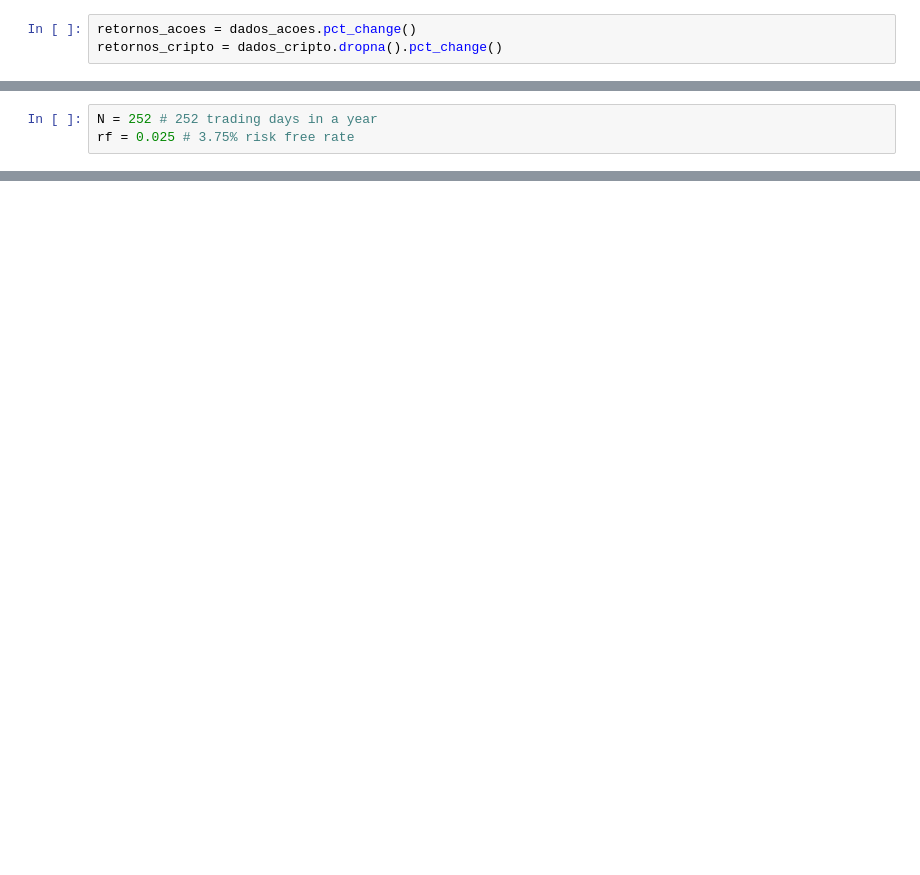
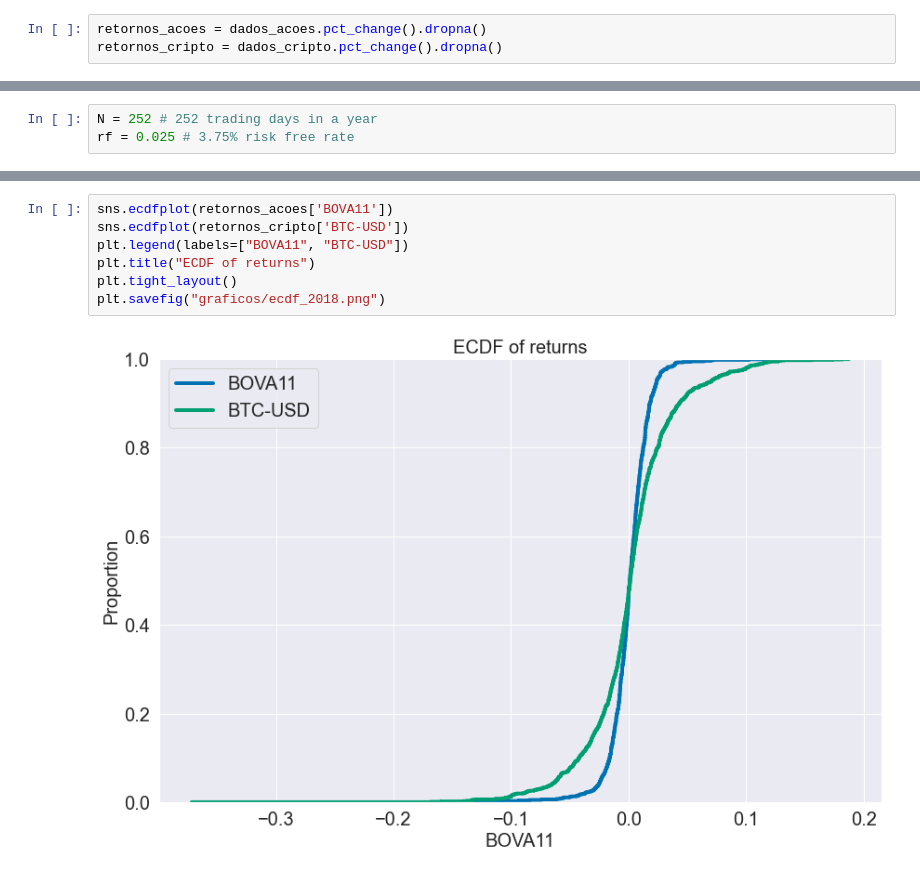
Before and after one commit to viengg/crypto-mpt, a Jupyter notebook: notebook.ipynb, the cells around one changed output, grey strips where cells are left out. Saved outputs shown, nothing was run; the diff lists cells and outputs as text; blank space fills up the shorter version.

```diff
--- a/notebook.ipynb
+++ b/notebook.ipynb
@@ -48,6 +57,6 @@ dados.head()
 # %%
-retornos_acoes = dados_acoes.pct_change()
-retornos_cripto = dados_cripto.dropna().pct_change()
+retornos_acoes = dados_acoes.pct_change().dropna()
+retornos_cripto = dados_cripto.pct_change().dropna()
 # %%
 plt.scatter(retornos_acoes.mean(), retornos_acoes.std(), s=100)
 plt.scatter(retornos_cripto.mean(), retornos_cripto.std(), s=100)
@@ -87,0 +91,9 @@ sns.distplot(retornos_cripto['BTC-USD'], hist=False)
+# %%
+sns.ecdfplot(retornos_acoes['BOVA11'])
+sns.ecdfplot(retornos_cripto['BTC-USD'])
+plt.legend(labels=["BOVA11", "BTC-USD"])
+plt.title("ECDF of returns")
+plt.tight_layout()
+plt.savefig("graficos/ecdf_2018.png")
+# %% [output]
+[figure, added]
```
Also changed, not shown: parts of 10 cells of this notebook, 8 other files.
